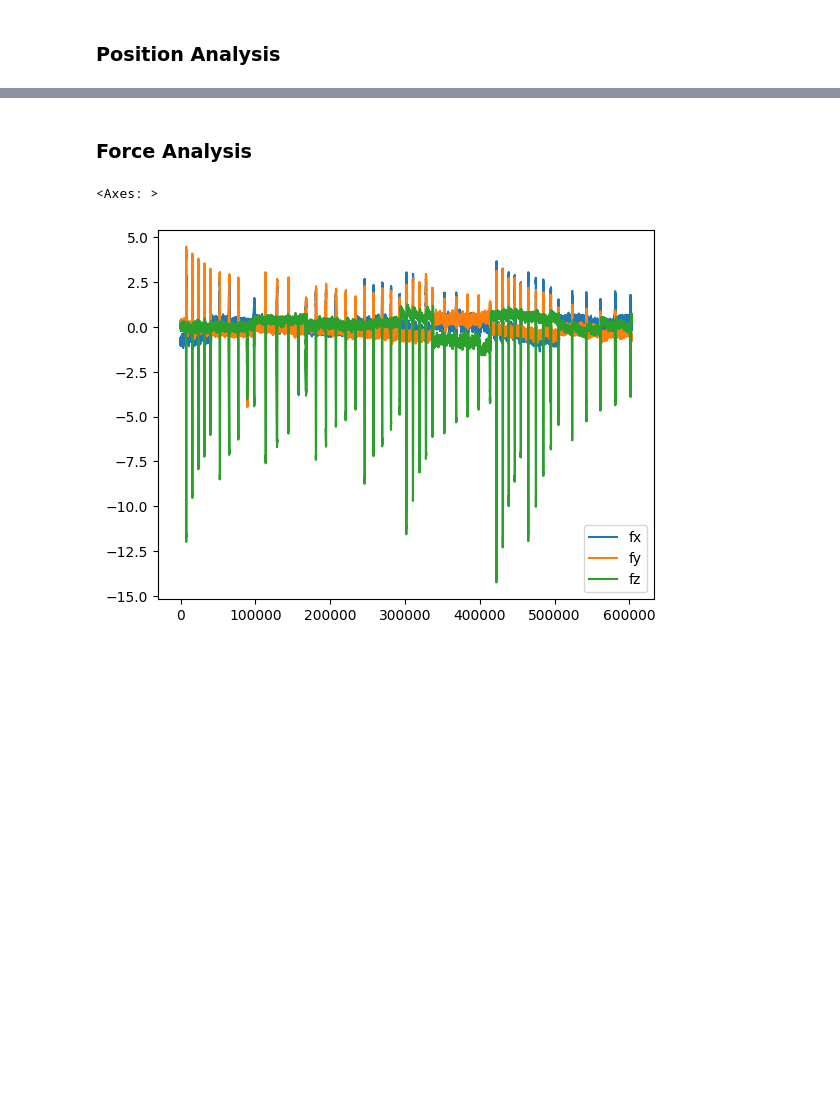
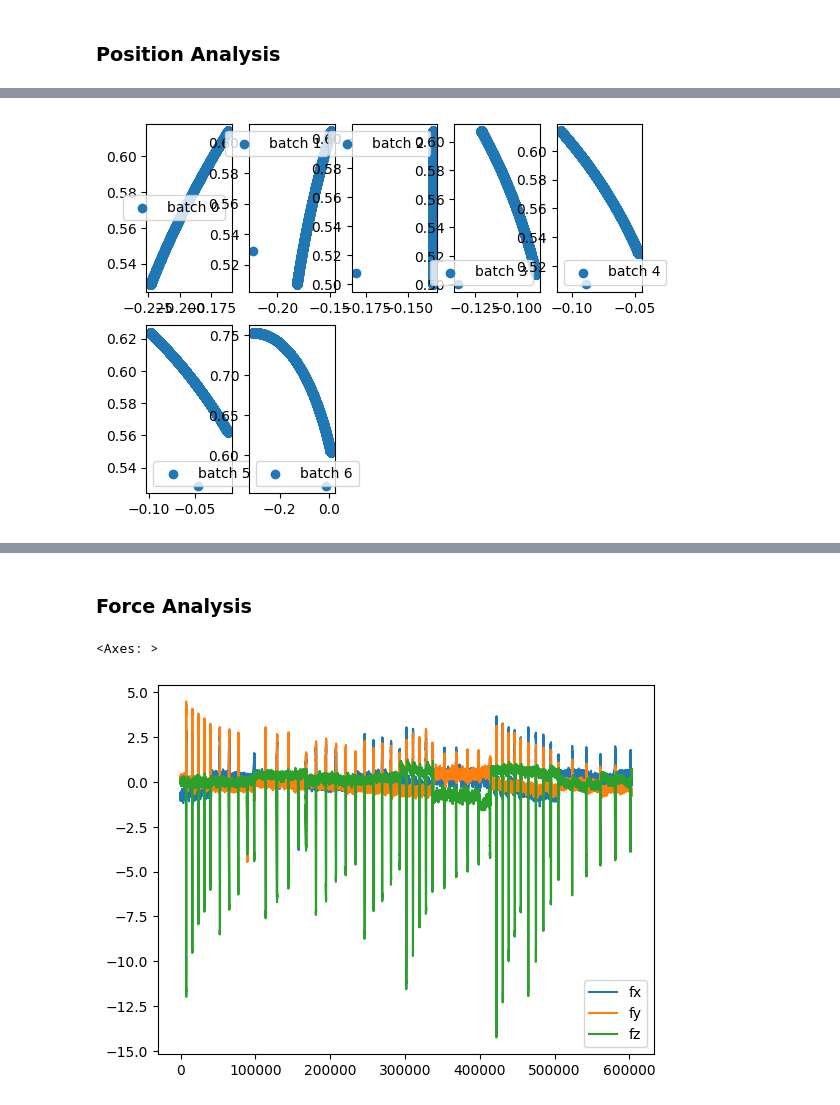
Before and after one commit to sdoif/ur5e_interactions, a Jupyter notebook: src/interactions/data/processing/visualize.ipynb, the cells around one changed output, grey strips where cells are left out. Drawn from its saved outputs; the diff is of its cells as text; code cells hidden in the pictures; blank space fills up the shorter version.

```diff
--- a/src/interactions/data/processing/visualize.ipynb
+++ b/src/interactions/data/processing/visualize.ipynb
@@ -61,3 +57,32 @@ print(df)
+# %%
+# the dataset is too large to plot in one go, so we will plot it in batches
+# the dataset is divided into 10 batches
+# we will split the dataset when we detect a large change in the orientation of the end effector (angle > 0.05)
+
+# create a list of indices where the orientation changes by more than 0.05
+indices = []
+for i in range(len(df)-1):
+    if abs(df.iloc[i]['ox'] - df.iloc[i+1]['ox']) > 0.001:
+        indices.append(i)
+
+# split the dataset into batches
+batches = []
+start = 0
+for index in indices:
+    batches.append(df.iloc[start:index])
+    start = index
+batches.append(df.iloc[start:])
+
+# plot each batch (px,py) in a scatter plot in a grid of 2x5
+plt.subplot(2, 5)
+for i in range(len(batches)):
+    batch = batches[i]
+    plt.subplot(2, 5, i+1)
+    plt.scatter(batch['px'], batch['py'], label=f'batch {i}')
+    plt.legend()
+plt.show()
+# %% [output]
+[figure, added]
 # %%
 # graph the df: px against py as scatter plot
 fig, ax = plt.subplots()
```
Also changed, not shown: parts of 11 cells of this notebook, 1 other file.
